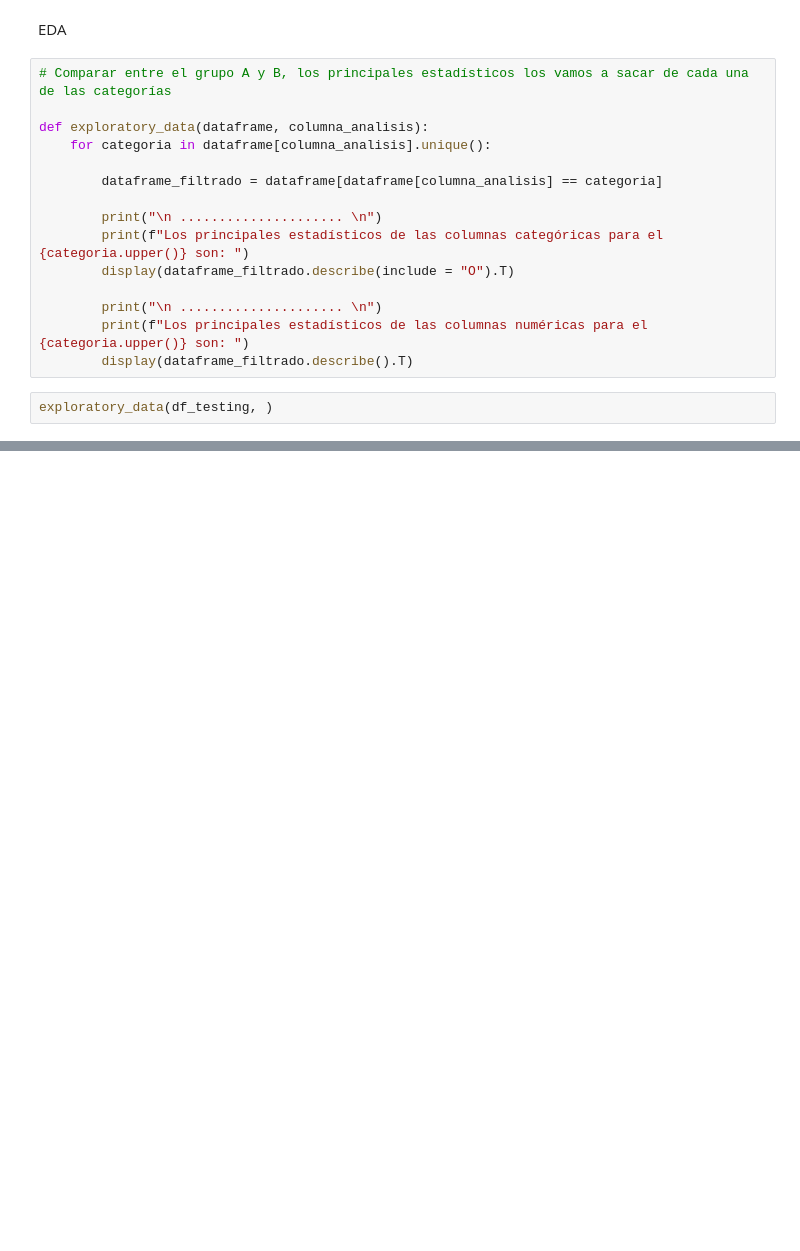
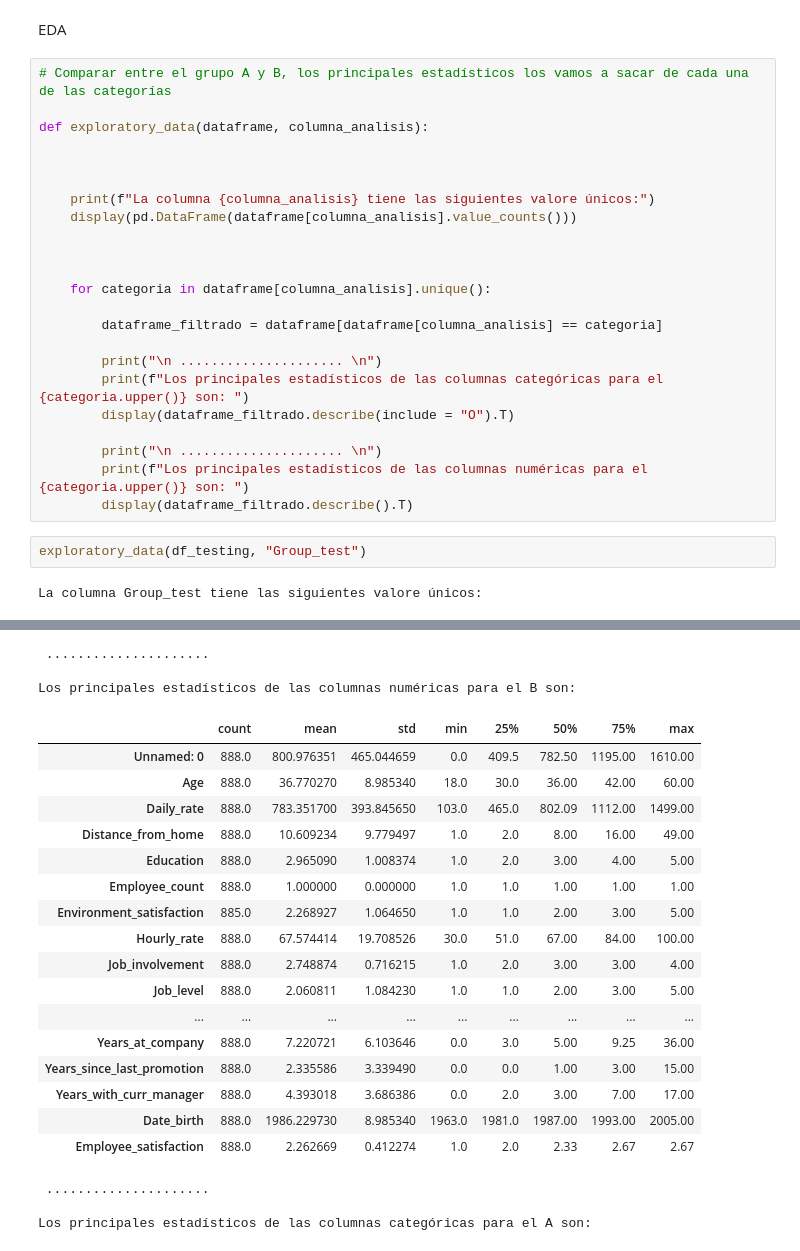
Before and after one commit to s-armeni/proyecto-da-promo-H-modulo-3-team-3-DataMinds, a Jupyter notebook: Fase4-AB-Testing.ipynb, the cells around one changed output, grey strips where cells are left out. Saved outputs shown, nothing was run; the diff lists cells and outputs as text; blank space fills up the shorter version.

```diff
--- a/Fase4-AB-Testing.ipynb
+++ b/Fase4-AB-Testing.ipynb
@@ -129,6 +129,14 @@ EDA
 # Comparar entre el grupo A y B, los principales estadísticos los vamos a sacar de cada una de las categorías
 
 def exploratory_data(dataframe, columna_analisis):
+
+
+
+    print(f"La columna {columna_analisis} tiene las siguientes valore únicos:")
+    display(pd.DataFrame(dataframe[columna_analisis].value_counts()))
+
+
+
     for categoria in dataframe[columna_analisis].unique():
 
         dataframe_filtrado = dataframe[dataframe[columna_analisis] == categoria]
@@ -141,4 +149,6 @@ def exploratory_data(dataframe, columna_analisis):
         print(f"Los principales estadísticos de las columnas numéricas para el {categoria.upper()} son: ")
         display(dataframe_filtrado.describe().T)
 # %%
-exploratory_data(df_testing, )
+exploratory_data(df_testing, "Group_test")
+# %% [output]
+La columna Group_test tiene las siguientes valore únicos:
@@ -144,0 +174,23 @@ exploratory_data(df_testing, )
+ .....................
+
+Los principales estadísticos de las columnas numéricas para el B son:
+|  | count | mean | std | min | 25% | 50% | 75% | max |
+| Unnamed: 0 | 888.0 | 800.976351 | 465.044659 | 0.0 | 409.5 | 782.50 | 1195.00 | 1610.00 |
+| Age | 888.0 | 36.770270 | 8.985340 | 18.0 | 30.0 | 36.00 | 42.00 | 60.00 |
+| Daily_rate | 888.0 | 783.351700 | 393.845650 | 103.0 | 465.0 | 802.09 | 1112.00 | 1499.00 |
+| Distance_from_home | 888.0 | 10.609234 | 9.779497 | 1.0 | 2.0 | 8.00 | 16.00 | 49.00 |
+| Education | 888.0 | 2.965090 | 1.008374 | 1.0 | 2.0 | 3.00 | 4.00 | 5.00 |
+| Employee_count | 888.0 | 1.000000 | 0.000000 | 1.0 | 1.0 | 1.00 | 1.00 | 1.00 |
+| Environment_satisfaction | 885.0 | 2.268927 | 1.064650 | 1.0 | 1.0 | 2.00 | 3.00 | 5.00 |
+| Hourly_rate | 888.0 | 67.574414 | 19.708526 | 30.0 | 51.0 | 67.00 | 84.00 | 100.00 |
+| Job_involvement | 888.0 | 2.748874 | 0.716215 | 1.0 | 2.0 | 3.00 | 3.00 | 4.00 |
+| Job_level | 888.0 | 2.060811 | 1.084230 | 1.0 | 1.0 | 2.00 | 3.00 | 5.00 |
+| ... | ... | ... | ... | ... | ... | ... | ... | ... |
+| Years_at_company | 888.0 | 7.220721 | 6.103646 | 0.0 | 3.0 | 5.00 | 9.25 | 36.00 |
+| Years_since_last_promotion | 888.0 | 2.335586 | 3.339490 | 0.0 | 0.0 | 1.00 | 3.00 | 15.00 |
+| Years_with_curr_manager | 888.0 | 4.393018 | 3.686386 | 0.0 | 2.0 | 3.00 | 7.00 | 17.00 |
+| Date_birth | 888.0 | 1986.229730 | 8.985340 | 1963.0 | 1981.0 | 1987.00 | 1993.00 | 2005.00 |
+| Employee_satisfaction | 888.0 | 2.262669 | 0.412274 | 1.0 | 2.0 | 2.33 | 2.67 | 2.67 |
+ .....................
+
+Los principales estadísticos de las columnas categóricas para el A son:
```
Also changed, not shown: parts of 1 cell of this notebook.
